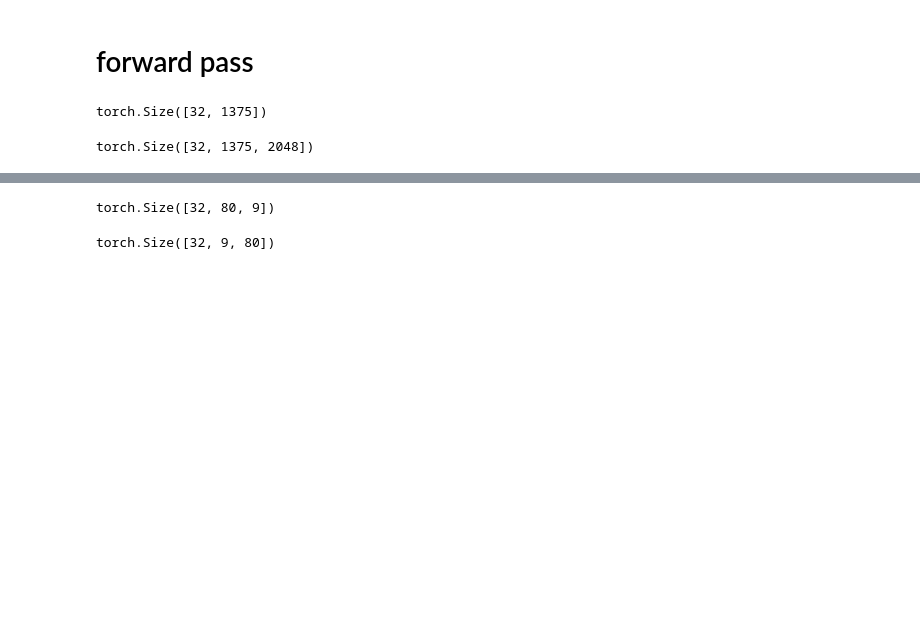
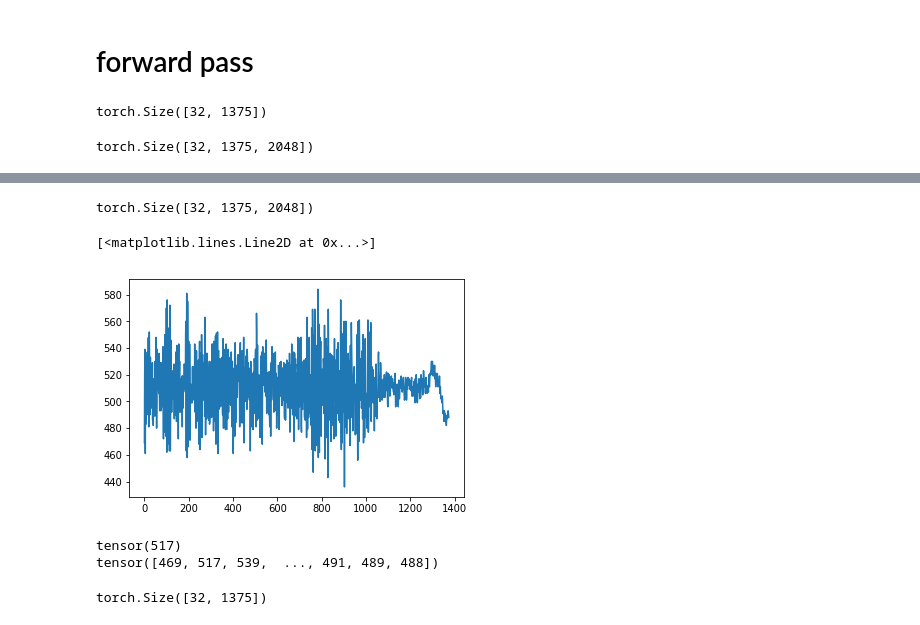
Before and after one commit to m-toman/tacorn, a Jupyter notebook: wavernn/playground.ipynb, the cells around one changed output, grey strips where cells are left out. Saved outputs shown, nothing was run; the diff lists cells and outputs as text; code cells hidden in the pictures; blank space fills up the shorter version.

```diff
--- a/wavernn/playground.ipynb
+++ b/wavernn/playground.ipynb
@@ -145,8 +163,23 @@ tensor(0.6924)
-# %%
-m.shape
-# %% [output]
-torch.Size([32, 80, 9])
-# %%
-m.transpose(1, 2).shape
-# %% [output]
-torch.Size([32, 9, 80])
+# %%
+# encode using model function
+importlib.reload(wavernn.model)
+netinput = wavernn.model.encode_one_hot(x, n_classes)
+torch.cat([netinput, netinput], dim=2).shape
+# %% [output]
+torch.Size([32, 1375, 2048])
+# %%
+plt.plot(x[0].numpy())
+# %% [output]
+[<matplotlib.lines.Line2D at 0x...>]
+[figure, added]
+# %%
+print(torch.argmax(netinput[0][1]))
+print(torch.argmax(netinput[0], dim=1))
+# %% [output]
+tensor(517)
+tensor([469, 517, 539,  ..., 491, 489, 488])
+# %%
+x_encdec = wavernn.model.decode_one_hot(netinput)
+plt.plot(x_encdec[0].numpy())
+# %% [output]
+torch.Size([32, 1375])
```
Also changed, not shown: parts of 10 cells of this notebook, 4 other files.
